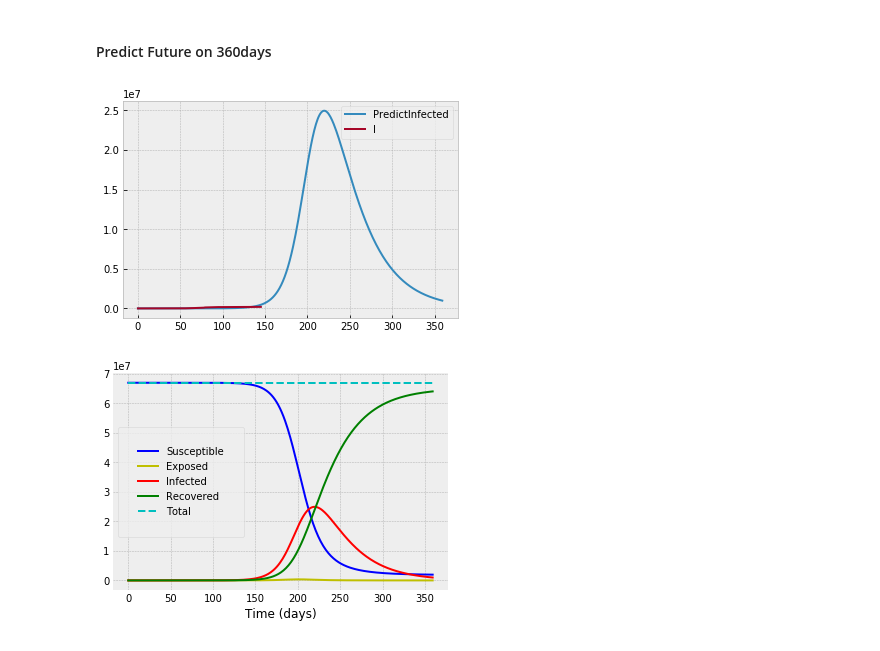
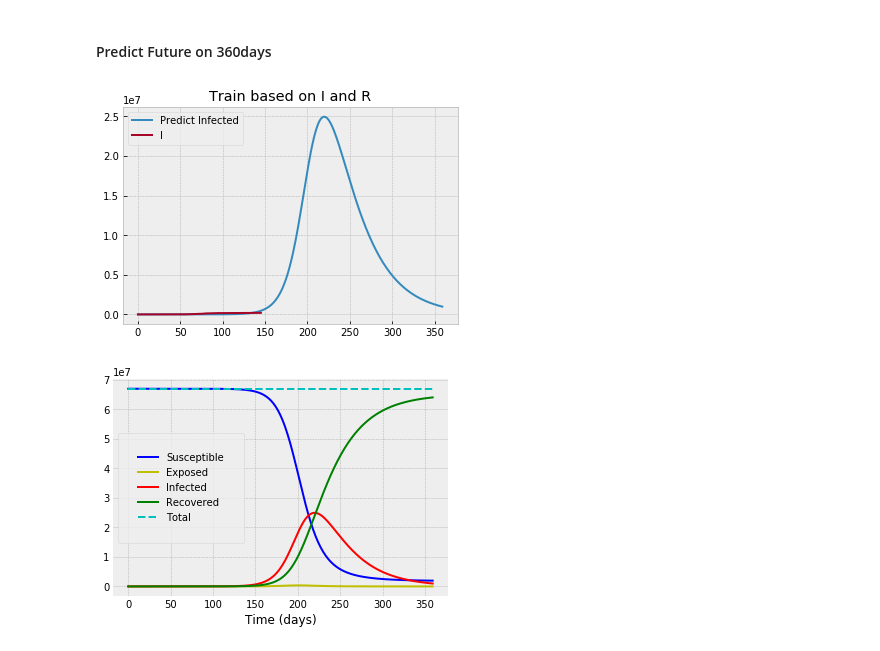
Before and after one commit to klchai/ML_COVID-19, a Jupyter notebook: ML_COVID-19.ipynb, the cells around one changed output. Cells and saved outputs as stored; diff of their text form; code cells hidden in the pictures.

```diff
--- a/ML_COVID-19.ipynb
+++ b/ML_COVID-19.ipynb
@@ -374,12 +375,13 @@ t_p360 = range(0,360)
 y0 = N-I[0], 2, I[0], 0
 S_p360,E_p360,I_p360,R_p360 = seir.predict(t_p360,y0)
 # %%
-plt.plot(I_p360,label="PredictInfected")
+plt.plot(I_p360,label="Predict Infected")
 plt.plot(I,label="I")
+plt.title("Train based on I and R")
 plt.legend()
 plt.show()
 # %% [output]
-[figure, old version]
+[figure, new version]
 # %%
 plotseird(t_p360, S_p360, E_p360, I_p360, R_p360)
 # %% [output]
```
Also changed, not shown: parts of 8 cells of this notebook.
